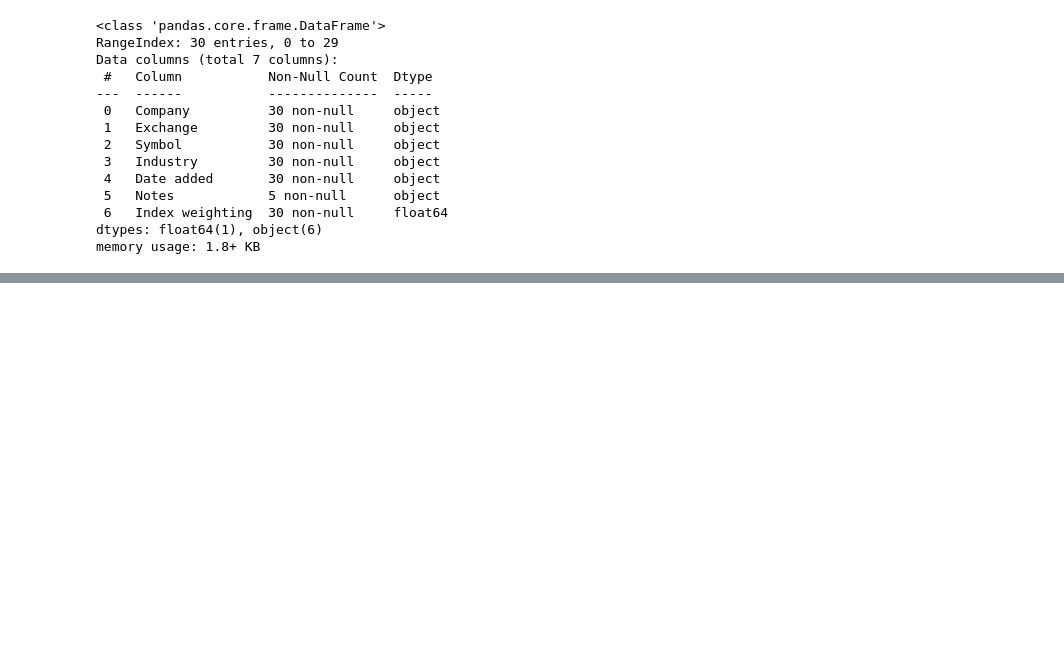
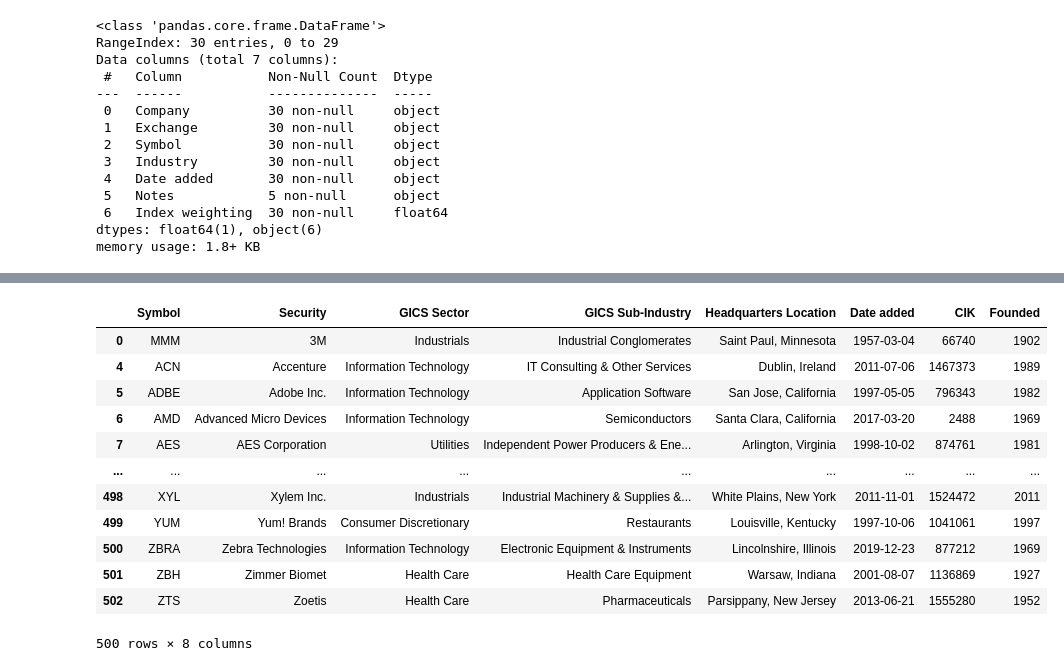
Before and after one commit to sunilsala88/batch-31, a Jupyter notebook: 9_data_analysis/pandas4.ipynb, the cells around one changed output, grey strips where cells are left out. Saved outputs shown, nothing was run; the diff lists cells and outputs as text; code cells hidden in the pictures; blank space fills up the shorter version.

```diff
--- a/9_data_analysis/pandas4.ipynb
+++ b/9_data_analysis/pandas4.ipynb
@@ -91,0 +133,3 @@ memory usage: 1.8+ KB
+# %%
+df3['Founded']=df3['Founded'].astype('int')
+df3.info()
@@ -91,0 +154,18 @@ memory usage: 1.8+ KB
+# %%
+df3.drop([2,3],axis=0,inplace=True)
+# %%
+df3
+# %% [output]
+|  | Symbol | Security | GICS Sector | GICS Sub-Industry | Headquarters Location | Date added | CIK | Founded |
+| 0 | MMM | 3M | Industrials | Industrial Conglomerates | Saint Paul, Minnesota | 1957-03-04 | 66740 | 1902 |
+| 4 | ACN | Accenture | Information Technology | IT Consulting & Other Services | Dublin, Ireland | 2011-07-06 | 1467373 | 1989 |
+| 5 | ADBE | Adobe Inc. | Information Technology | Application Software | San Jose, California | 1997-05-05 | 796343 | 1982 |
+| 6 | AMD | Advanced Micro Devices | Information Technology | Semiconductors | Santa Clara, California | 2017-03-20 | 2488 | 1969 |
+| 7 | AES | AES Corporation | Utilities | Independent Power Producers & Ene... | Arlington, Virginia | 1998-10-02 | 874761 | 1981 |
+| ... | ... | ... | ... | ... | ... | ... | ... | ... |
+| 498 | XYL | Xylem Inc. | Industrials | Industrial Machinery & Supplies &... | White Plains, New York | 2011-11-01 | 1524472 | 2011 |
+| 499 | YUM | Yum! Brands | Consumer Discretionary | Restaurants | Louisville, Kentucky | 1997-10-06 | 1041061 | 1997 |
+| 500 | ZBRA | Zebra Technologies | Information Technology | Electronic Equipment & Instruments | Lincolnshire, Illinois | 2019-12-23 | 877212 | 1969 |
+| 501 | ZBH | Zimmer Biomet | Health Care | Health Care Equipment | Warsaw, Indiana | 2001-08-07 | 1136869 | 1927 |
+| 502 | ZTS | Zoetis | Health Care | Pharmaceuticals | Parsippany, New Jersey | 2013-06-21 | 1555280 | 1952 |
+500 rows × 8 columns
```
Also changed, not shown: parts of 13 cells of this notebook, 2 other files.
